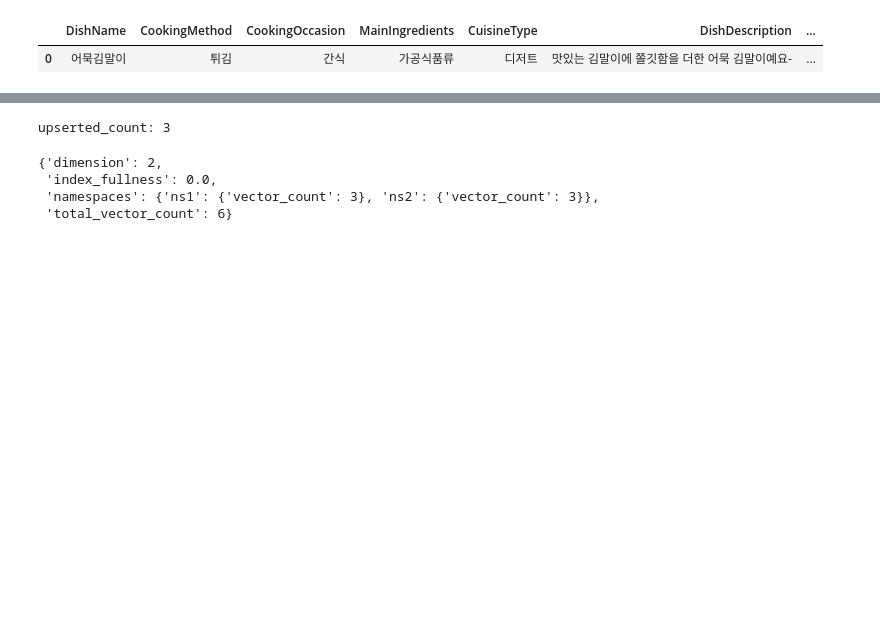
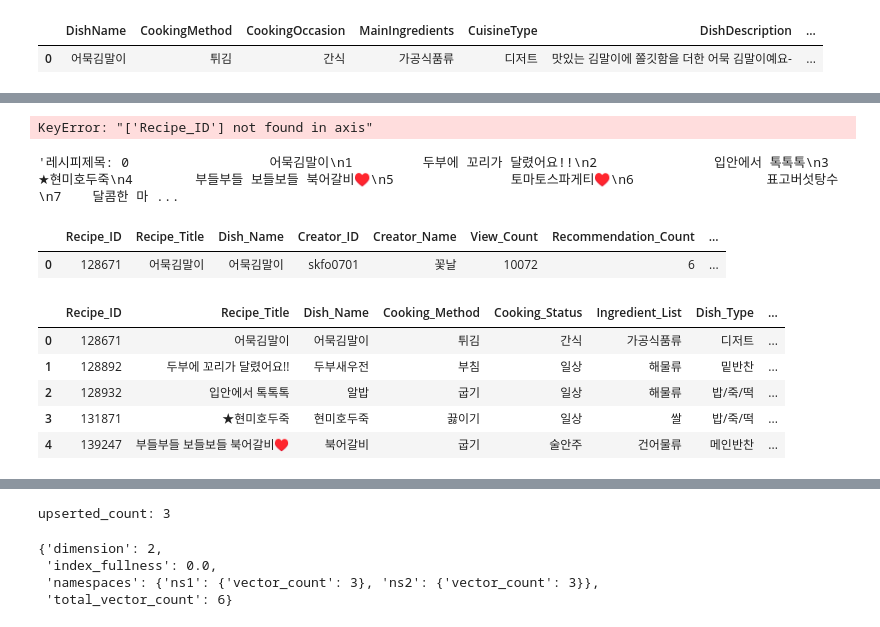
Before and after one commit to tjddn5242/SmartChef, a Jupyter notebook: LLM_structure_swkim/llm_structure.ipynb, the cells around one changed output, grey strips where cells are left out. Saved outputs shown, nothing was run; the diff lists cells and outputs as text; code cells hidden in the pictures; blank space fills up the shorter version.

```diff
--- a/LLM_structure_swkim/llm_structure.ipynb
+++ b/LLM_structure_swkim/llm_structure.ipynb
@@ -44,0 +277,51 @@ df
+# %%
+list_with_columns = proc.apply(lambda row: ', '.join([f'{col}: {val}' for col, val in row.items()]), axis=1).tolist()
+list_with_columns
+# %% [output]
+KeyError: "['Recipe_ID'] not found in axis"
+# %%
+raw['summary'] = raw.apply(lambda row: f"레시피제목: {raw['RCP_TTL']}, 요리명: {raw['CKG_NM']}, "
+                                     f"요리방법명: {raw['CKG_MTH_ACTO_NM']}, 요리상황명: {raw['CKG_STA_ACTO_NM']}, "
+                                     f"요리재료명: {raw['CKG_MTRL_ACTO_NM']}, 요리종류명: {raw['CKG_KND_ACTO_NM']}, "
+                                     f"요리소개: {raw['CKG_IPDC']}, 요리재료내용: {raw['CKG_MTRL_CN']}, "
+                                     f"요리인분명: {raw['CKG_INBUN_NM']}, 요리난이도명: {raw['CKG_DODF_NM']}, "
+                                     f"요리시간명: {raw['CKG_TIME_NM']}", axis=1)
+raw.summary[1]
+# %% [output]
+'레시피제목: 0                  어묵김말이\n1         두부에 꼬리가 달렸어요!!\n2               입안에서 톡톡톡\n3                 ★현미호두죽\n4        부들부들 보들보들 북어갈비♥\n5               토마토스파게티♥\n6                 표고버섯탕수\n7    달콤한 마 ...
+# %%
+raw.columns = [
+    "레시피제목",
+    "요리명",
+    "요리방법명",
+    "Creator_ID",
+    "Creator_Name",
+    "View_Count",
+    "Recommendation_Count",
+    "Scrap_Count",
+    "Cooking_Method",
+    "Cooking_Status",
+    "Ingredient_List",
+    "Dish_Type",
+    "Cooking_Intro",
+    "Ingredient_Details",
+    "Serving_Size",
+    "Difficulty_Level",
+    "Cooking_Time",
+    "Initial_Registration_Date"]
+raw.head(1)
+# %% [output]
+|  | Recipe_ID | Recipe_Title | Dish_Name | Creator_ID | Creator_Name | View_Count | Recommendation_Count | ... |
+| 0 | 128671 | 어묵김말이 | 어묵김말이 | skfo0701 | 꽃날 | 10072 | 6 | ... |
+# %%
+raw = raw[['Recipe_ID', 'Recipe_Title', 'Dish_Name', 'Cooking_Method', 'Cooking_Status', 'Ingredient_List',
+           'Dish_Type', 'Cooking_Intro', 'Ingredient_Details', 'Serving_Size', 'Difficulty_Level',
+           'Cooking_Time']]
+raw.head()
+# %% [output]
+|  | Recipe_ID | Recipe_Title | Dish_Name | Cooking_Method | Cooking_Status | Ingredient_List | Dish_Type | ... |
+| 0 | 128671 | 어묵김말이 | 어묵김말이 | 튀김 | 간식 | 가공식품류 | 디저트 | ... |
+| 1 | 128892 | 두부에 꼬리가 달렸어요!! | 두부새우전 | 부침 | 일상 | 해물류 | 밑반찬 | ... |
+| 2 | 128932 | 입안에서 톡톡톡 | 알밥 | 굽기 | 일상 | 해물류 | 밥/죽/떡 | ... |
+| 3 | 131871 | ★현미호두죽 | 현미호두죽 | 끓이기 | 일상 | 쌀 | 밥/죽/떡 | ... |
+| 4 | 139247 | 부들부들 보들보들 북어갈비♥ | 북어갈비 | 굽기 | 술안주 | 건어물류 | 메인반찬 | ... |
```
Also changed, not shown: parts of 30 cells of this notebook, 3 other files.
